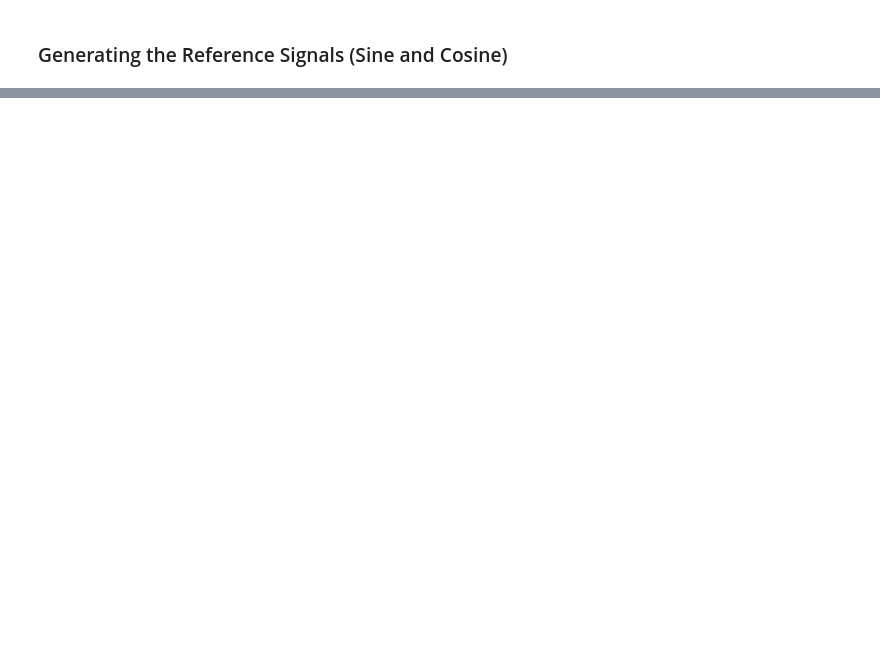
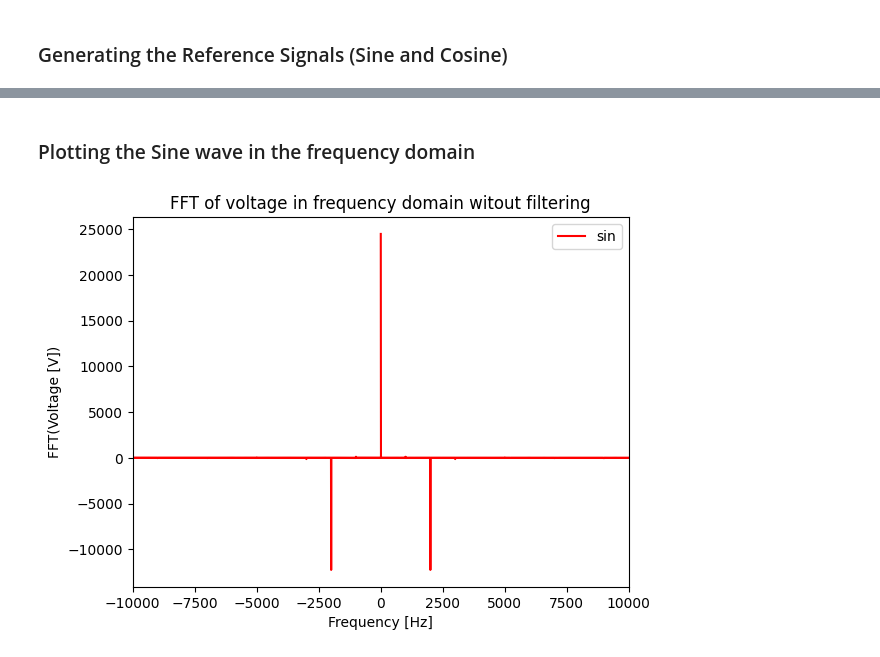
Before and after one commit to ananthapadmanabhan18/Lock_in_Amplifier_with_ExpEyes, a Jupyter notebook: Lock_in_Amplifier.ipynb, the cells around one changed output, grey strips where cells are left out. Cells and saved outputs as stored; diff of their text form; code cells hidden in the pictures; blank space fills up the shorter version.

```diff
--- a/Lock_in_Amplifier.ipynb
+++ b/Lock_in_Amplifier.ipynb
@@ -60,0 +87,16 @@ plt.show()
+# %%
+freq=fftfreq(N_sample,(t[1]-t[0])*0.001)
+sine_fft=fft(v_pm_sin)
+# %% [markdown]
+### Plotting the Sine wave in the frequency domain
+# %%
+import matplotlib.pyplot as plt_fft
+plt_fft.plot(freq,(sine_fft),color='red',label='sin')
+plt_fft.xlabel(r'Frequency [Hz]')
+plt_fft.ylabel('FFT(Voltage [V])')
+plt_fft.title('FFT of voltage in frequency domain without filtering')
+plt_fft.xlim(-10000,10000)
+plt_fft.legend()
+plt_fft.show()
+# %% [output]
+[figure, added]
```
Also changed, not shown: parts of 11 cells of this notebook, 1 other file.
